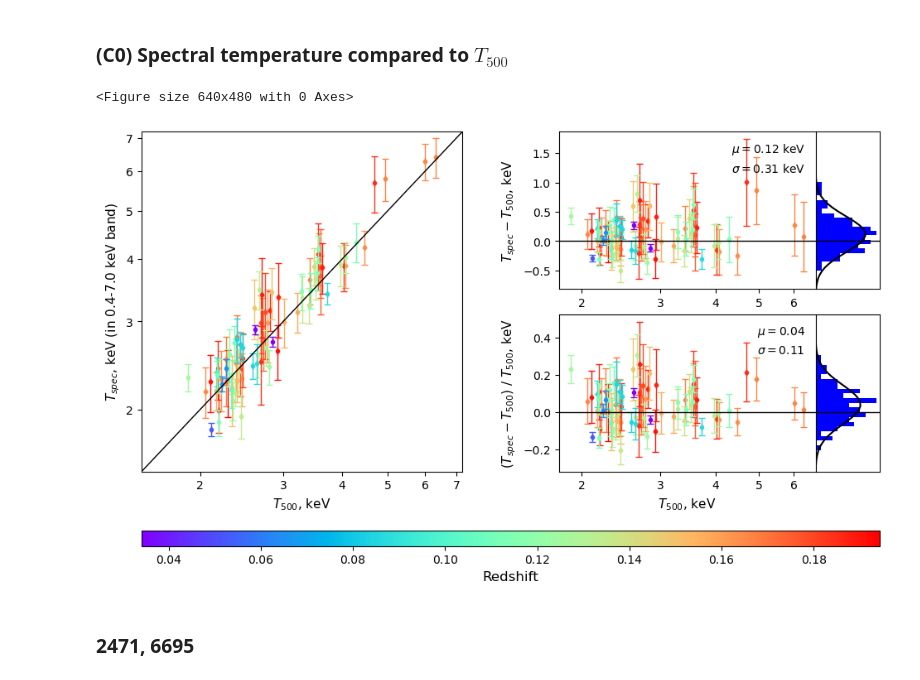
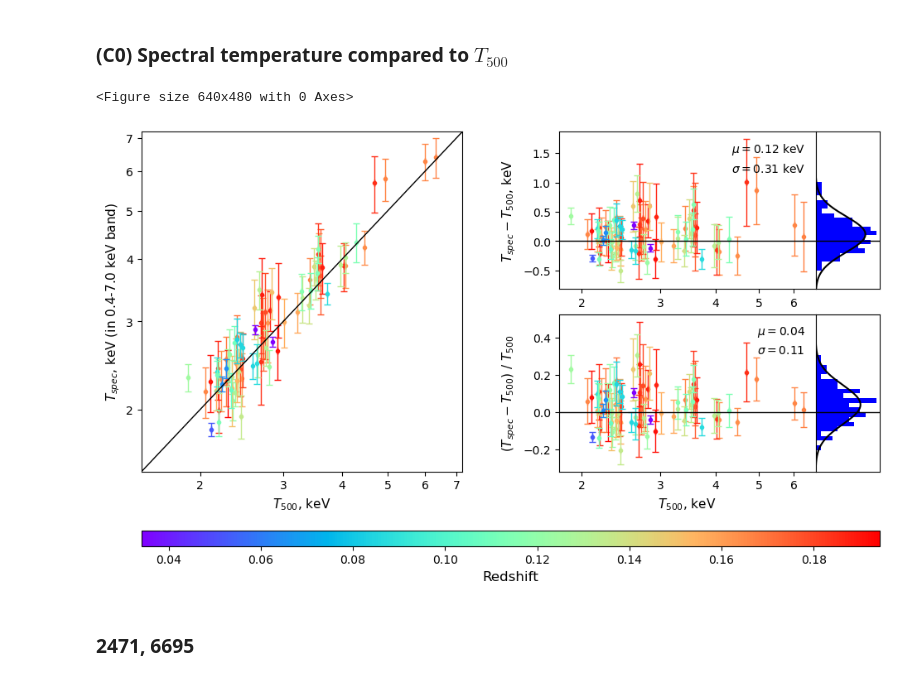
Before and after one commit to pi4imu/magneticum, a Jupyter notebook: spectra_magneticum.ipynb, the cells around one changed output. Drawn from its saved outputs; the diff is of its cells as text; code cells hidden in the pictures.

```diff
--- a/spectra_magneticum.ipynb
+++ b/spectra_magneticum.ipynb
@@ -339,7 +356,7 @@ calculate_all_and_average_it(BACKGROUND=False, write_to_file=table_name)
 NNNN = 50
 
 #table_name = '0_ab-fix_cstat_10ks_standard-'+str(NNNN)
-table_name = '0_clean_50'
+table_name = '0_clean_50_0.5-2.0'
 
 read_table = pd.read_csv('tables/table_'+table_name+'.csv', header=None, index_col=0, delimiter=' ').to_dict()
 
@@ -366,25 +383,25 @@ plt.show()
 # %%
 %run -i 'utils/scripts.py'
 %run -i 'utils/draw.py'
 
 t500s = list(zip(np.zeros(len(temp_usr)), [a[0] for a in temp_usr], np.zeros(len(temp_usr))))
 
 draw_three_panels(x_array=t500s,
                   y_array=temp_usr,
                   x_label="$T_{500}$, keV",
                   y_label_left="$T_{spec}$, keV (in 0.4-7.0 keV band)",
                   y_label_right_up="$T_{spec} - T_{500}$, keV",
-                  y_label_right_down="$(T_{spec} - T_{500}) \ / \ T_{500}$, keV",
+                  y_label_right_down="$(T_{spec} - T_{500}) \ / \ T_{500}$",
                   clr='b',
                   NnNn=NNNN,
                   cmap=redshifts,
                   cmap_label="Redshift")
 
 #plt.savefig('figures/T_vs_T500.pdf', format='pdf')
 plt.show()
 # %% [output]
 <Figure size 640x480 with 0 Axes>
-[figure, old version]
+[figure, new version]
 # %% [markdown]
 ### 2471, 6695
 # %% [markdown]
```
Also changed, not shown: parts of 8 cells of this notebook, 13 other files.
